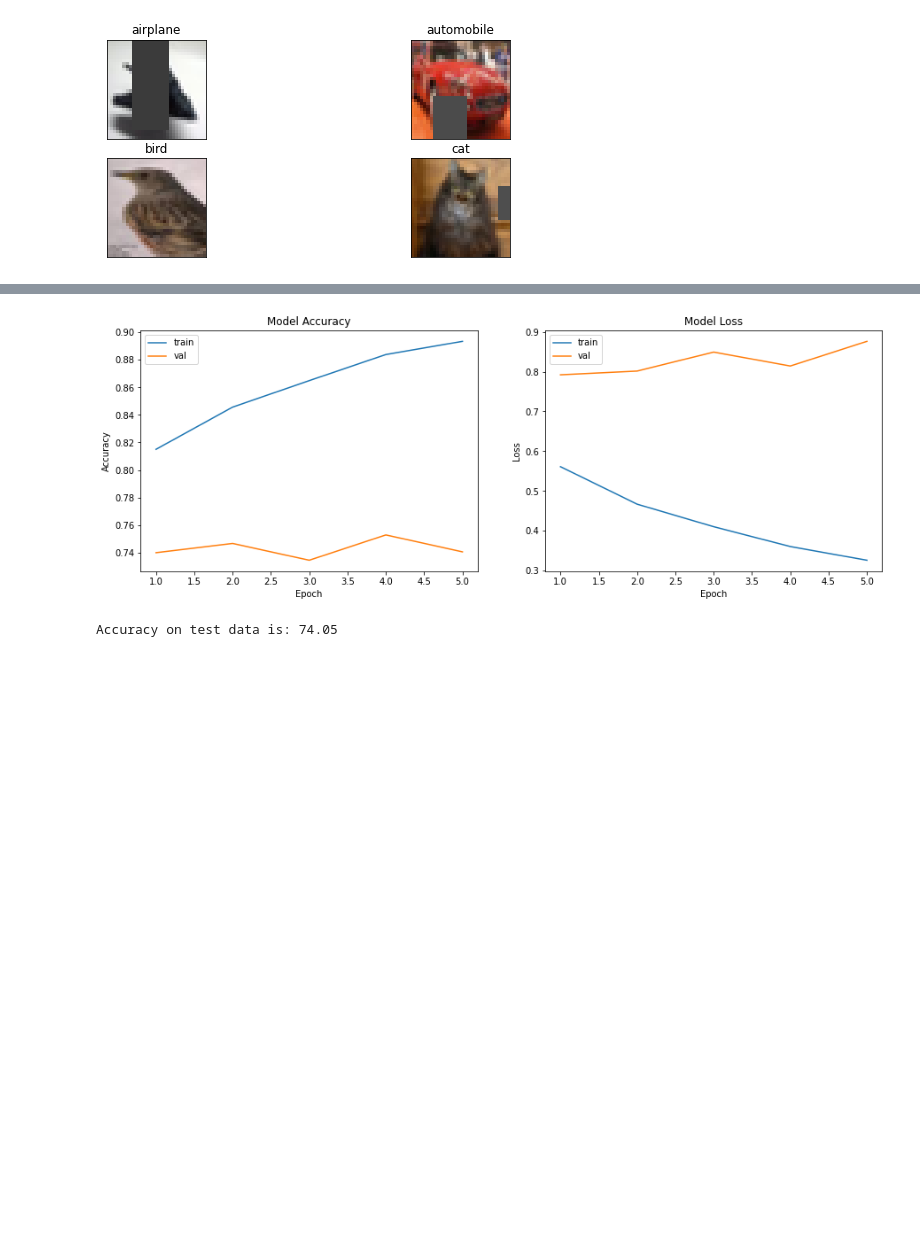
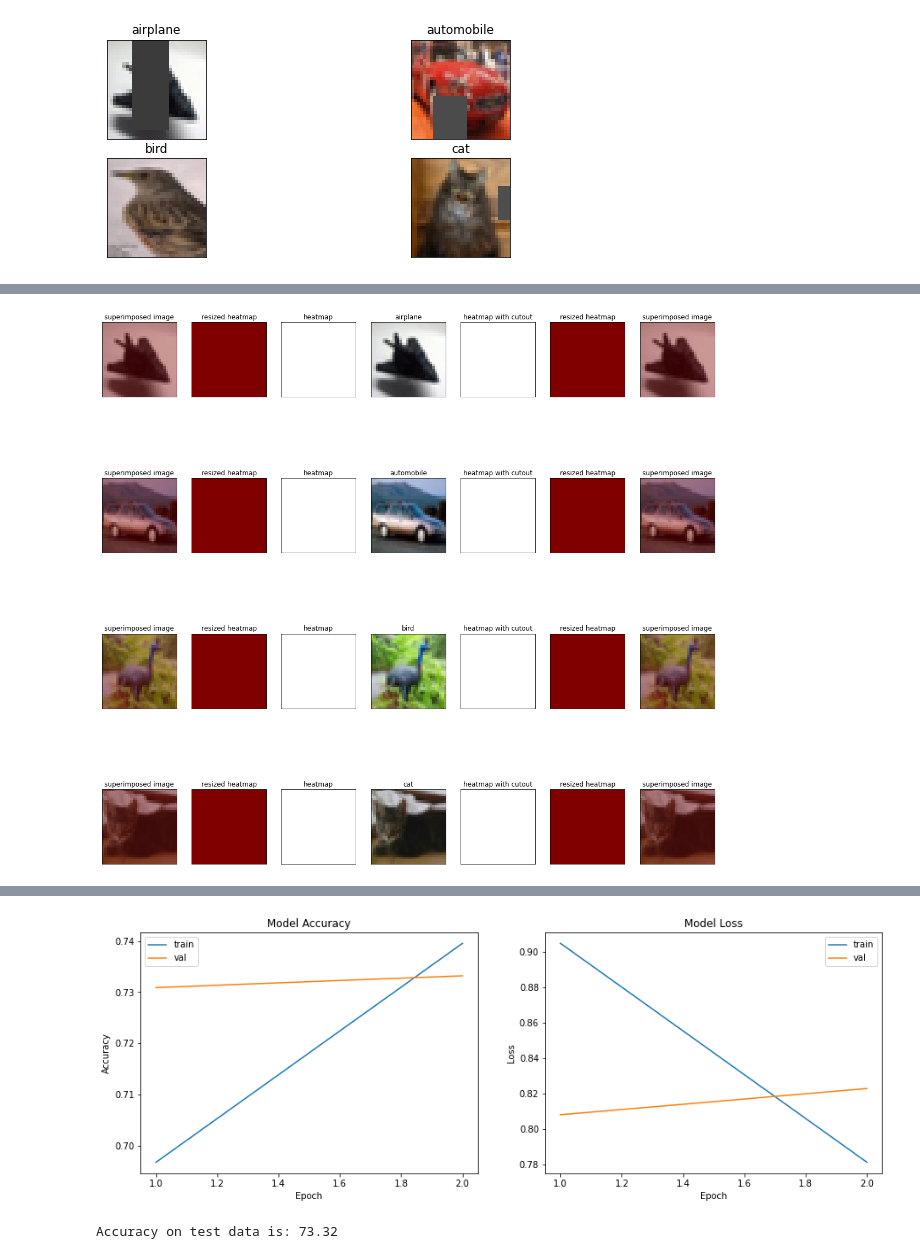
Before and after one commit to nishvit/DNN, a Jupyter notebook: Session_7_.ipynb, the cells around one changed output, grey strips where cells are left out. Saved outputs shown, nothing was run; the diff lists cells and outputs as text; code cells hidden in the pictures; blank space fills up the shorter version.

```diff
--- a/Session_7_.ipynb
+++ b/Session_7_.ipynb
@@ -301,22 +362,23 @@ Accuracy on test data is: 76.35
 # %%
 from keras.preprocessing.image import ImageDataGenerator
 
 datagen = ImageDataGenerator(zoom_range=0.0,
                              horizontal_flip=False,
                              preprocessing_function=get_random_eraser(v_l=0, v_h=1))
 
-
+heat_map (for_heatmap_plot, model, 'conv2d', model, 'conv2d_1')
 # train the model
 start = time.time()
 # Train the model
 model_info = model.fit(datagen.flow(train_features, train_labels, batch_size = 32),
-                                 steps_per_epoch = None, epochs = 5,
+                                 steps_per_epoch = None, epochs = 2,
                                  validation_data = (test_features, test_labels), verbose=1)
 end = time.time()
 print ("Model took %0.2f seconds to train"%(end - start))
 # plot model history
 plot_model_history(model_info)
 # compute test accuracy
 
 print ("Accuracy on test data is: %0.2f"%accuracy(test_features, test_labels, model))
 # %% [output]
+[figure, new version]
@@ -334,2 +390,2 @@ Model took 130.73 seconds to train
-[figure, old version]
+[figure, added]
-Accuracy on test data is: 74.05
+Accuracy on test data is: 73.32
```
Also changed, not shown: parts of 5 cells of this notebook.
